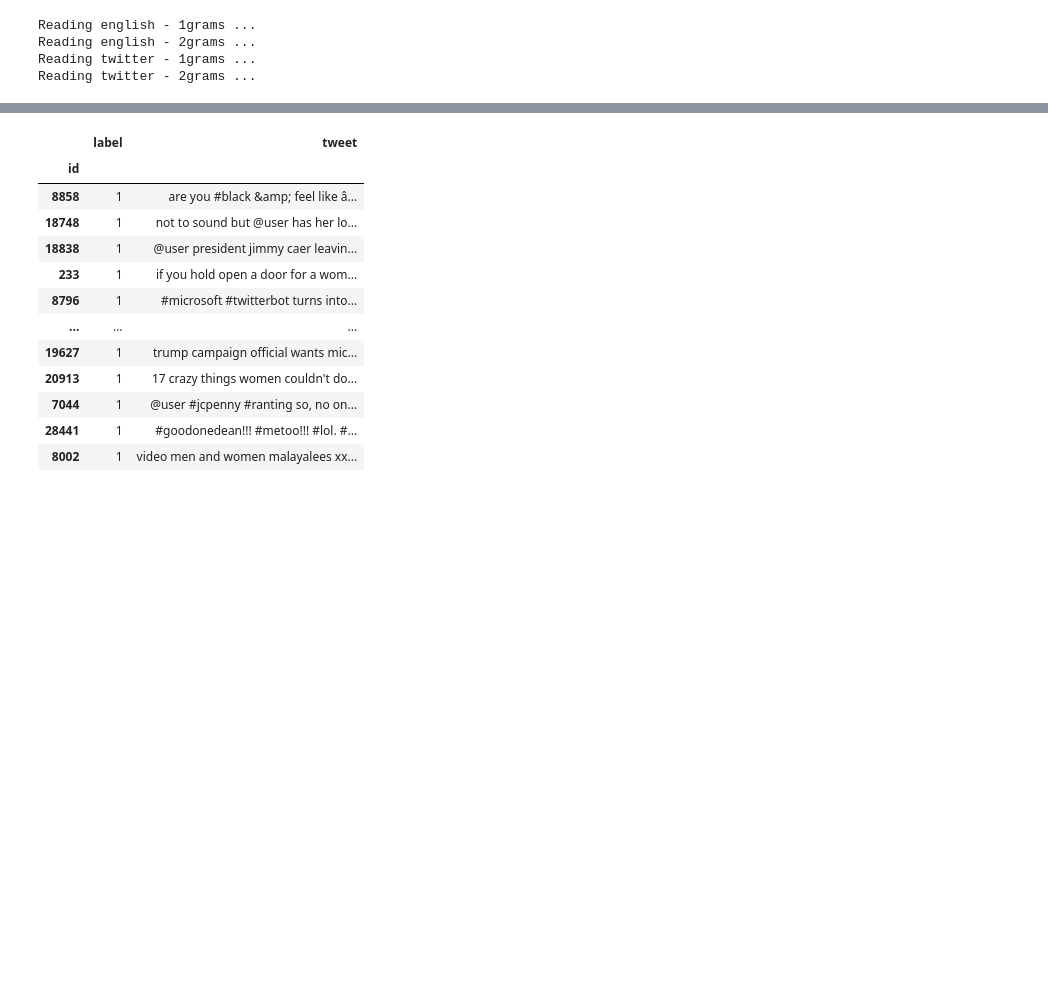
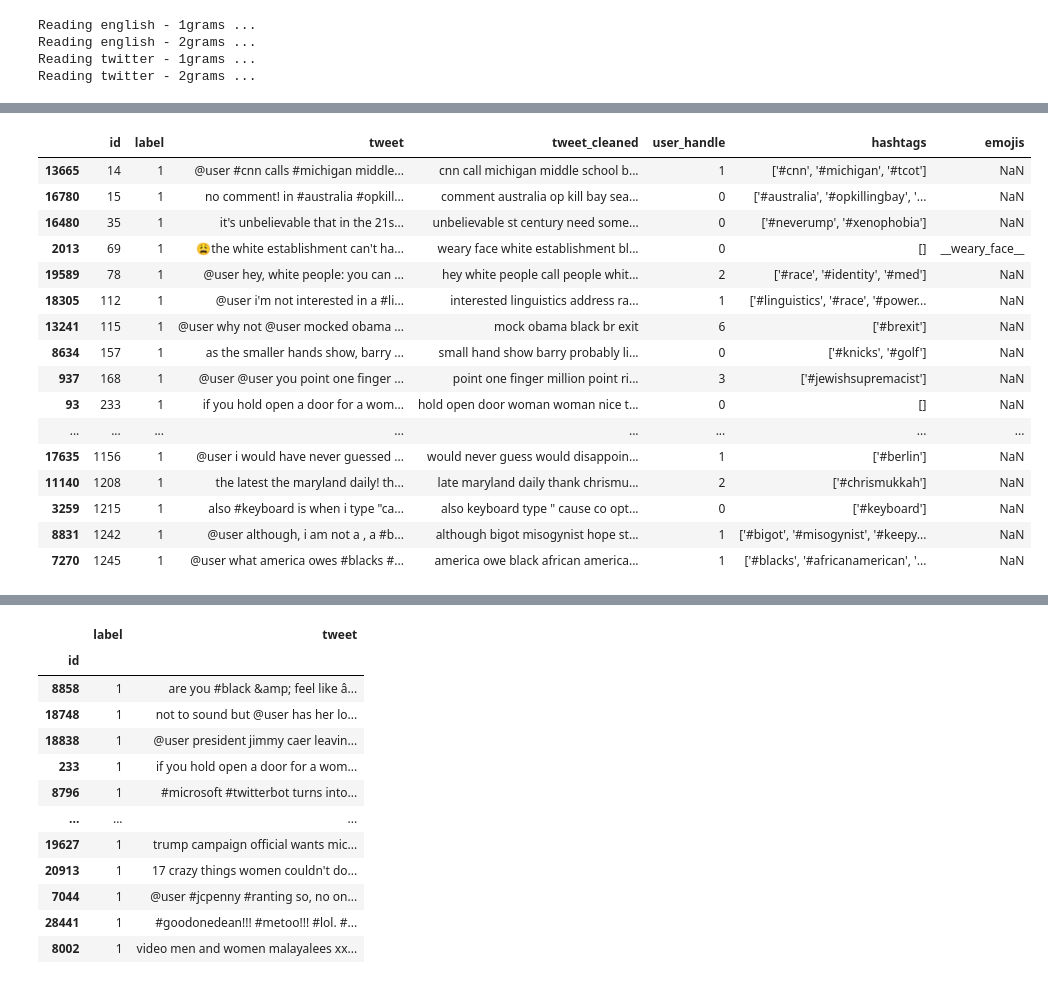
Before and after one commit to netGed/WebScience24, a Jupyter notebook: src/1. Explorative Analysis & Preprocessing/nasiba/notebooks/1_2_explore_data.ipynb, the cells around one changed output, grey strips where cells are left out. Saved outputs shown, nothing was run; the diff lists cells and outputs as text; code cells hidden in the pictures; blank space fills up the shorter version.

```diff
--- a/src/1. Explorative Analysis & Preprocessing/nasiba/notebooks/1_2_explore_data.ipynb
+++ b/src/1. Explorative Analysis & Preprocessing/nasiba/notebooks/1_2_explore_data.ipynb
@@ -730,0 +707,23 @@ df_cleaned_check.head(50)
+# %%
+df_cleaned_check = df_cleaned[df_cleaned['label']==1]
+
+
+df_cleaned_check.sort_values(by='id', ascending=True).head(50)
+# %% [output]
+|  | id | label | tweet | tweet_cleaned | user_handle | hashtags | emojis |
+| 13665 | 14 | 1 | @user #cnn calls #michigan middle... | cnn call michigan middle school b... | 1 | ['#cnn', '#michigan', '#tcot'] | NaN |
+| 16780 | 15 | 1 | no comment! in #australia #opkill... | comment australia op kill bay sea... | 0 | ['#australia', '#opkillingbay', '... | NaN |
+| 16480 | 35 | 1 | it's unbelievable that in the 21s... | unbelievable st century need some... | 0 | ['#neverump', '#xenophobia'] | NaN |
+| 2013 | 69 | 1 | 😩the white establishment can't ha... | weary face white establishment bl... | 0 | [] | __weary_face__ |
+| 19589 | 78 | 1 | @user hey, white people: you can ... | hey white people call people whit... | 2 | ['#race', '#identity', '#med'] | NaN |
+| 18305 | 112 | 1 | @user i'm not interested in a #li... | interested linguistics address ra... | 1 | ['#linguistics', '#race', '#power... | NaN |
+| 13241 | 115 | 1 | @user why not @user mocked obama ... | mock obama black br exit | 6 | ['#brexit'] | NaN |
+| 8634 | 157 | 1 | as the smaller hands show, barry ... | small hand show barry probably li... | 0 | ['#knicks', '#golf'] | NaN |
+| 937 | 168 | 1 | @user @user you point one finger ... | point one finger million point ri... | 3 | ['#jewishsupremacist'] | NaN |
+| 93 | 233 | 1 | if you hold open a door for a wom... | hold open door woman woman nice t... | 0 | [] | NaN |
+| ... | ... | ... | ... | ... | ... | ... | ... |
+| 17635 | 1156 | 1 | @user i would have never guessed ... | would never guess would disappoin... | 1 | ['#berlin'] | NaN |
+| 11140 | 1208 | 1 | the latest the maryland daily! th... | late maryland daily thank chrismu... | 2 | ['#chrismukkah'] | NaN |
+| 3259 | 1215 | 1 | also #keyboard is when i type "ca... | also keyboard type " cause co opt... | 0 | ['#keyboard'] | NaN |
+| 8831 | 1242 | 1 | @user although, i am not a , a #b... | although bigot misogynist hope st... | 1 | ['#bigot', '#misogynist', '#keepy... | NaN |
+| 7270 | 1245 | 1 | @user what america owes #blacks #... | america owe black african america... | 1 | ['#blacks', '#africanamerican', '... | NaN |
```
Also changed, not shown: parts of 5 cells of this notebook, 1 other file.
